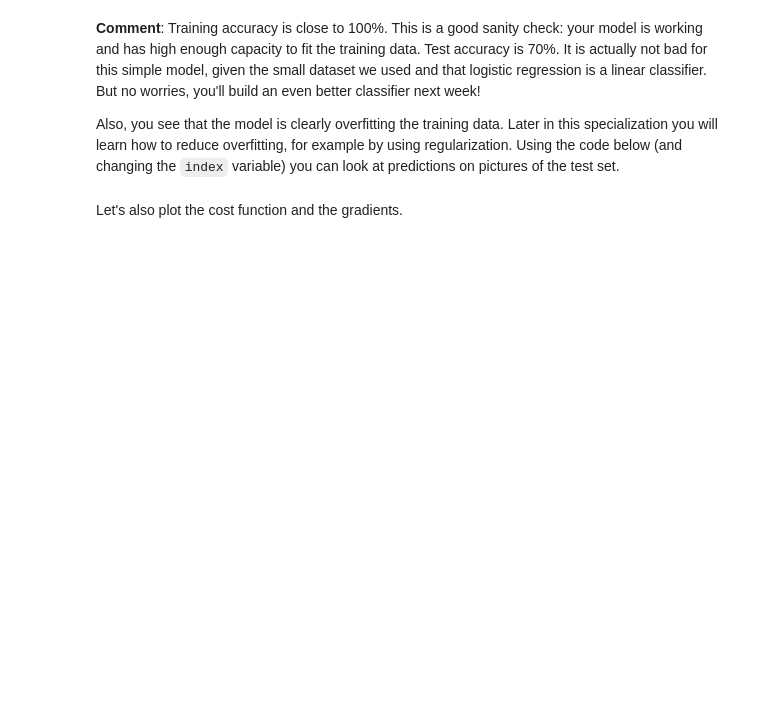
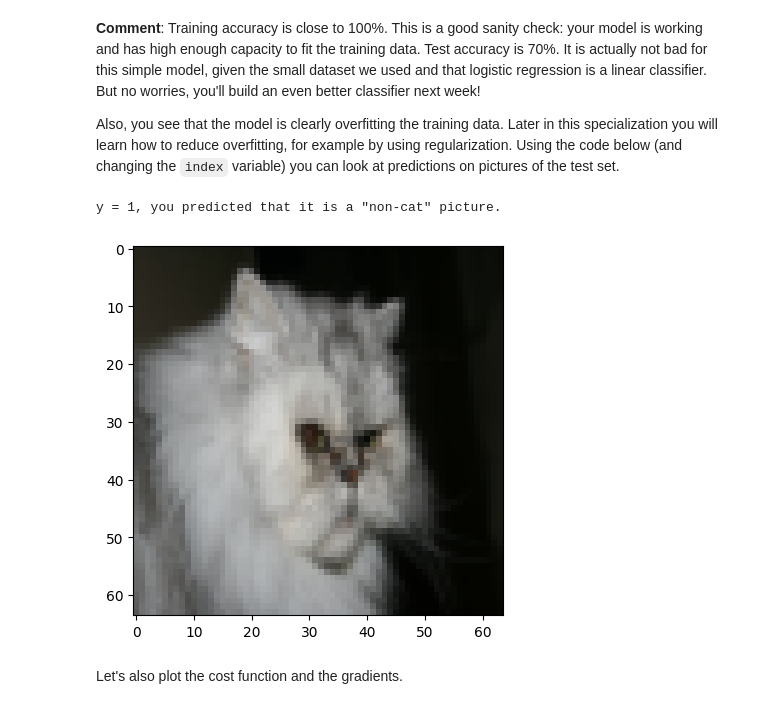
Before and after one commit to N1A1voIt/neural-network-C1, a Jupyter notebook: Logistic_Regression_with_a_Neural_Network_mindset.ipynb, the cells around one changed output. Cells and saved outputs as stored; diff of their text form; code cells hidden in the pictures; blank space fills up the shorter version.

```diff
--- a/Logistic_Regression_with_a_Neural_Network_mindset.ipynb
+++ b/Logistic_Regression_with_a_Neural_Network_mindset.ipynb
@@ -709,9 +752,12 @@ logistic_regression_model = model(train_set_x, train_set_y, test_set_x, test_set
 Also, you see that the model is clearly overfitting the training data. Later in this specialization you will learn how to reduce overfitting, for example by using regularization. Using the code below (and changing the `index` variable) you can look at predictions on pictures of the test set.
 # %%
 # Example of a picture that was wrongly classified.
-index = 1
+index = 10
 plt.imshow(test_set_x[:, index].reshape((num_px, num_px, 3)))
 print ("y = " + str(test_set_y[0,index]) + ", you predicted that it is a \"" + classes[int(logistic_regression_model['Y_prediction_test'][0,index])].decode("utf-8") +  "\" picture.")
+# %% [output]
+y = 1, you predicted that it is a "non-cat" picture.
+[figure, added]
 # %% [markdown]
 Let's also plot the cost function and the gradients.
 # %%
```
Also changed, not shown: parts of 11 cells of this notebook.
